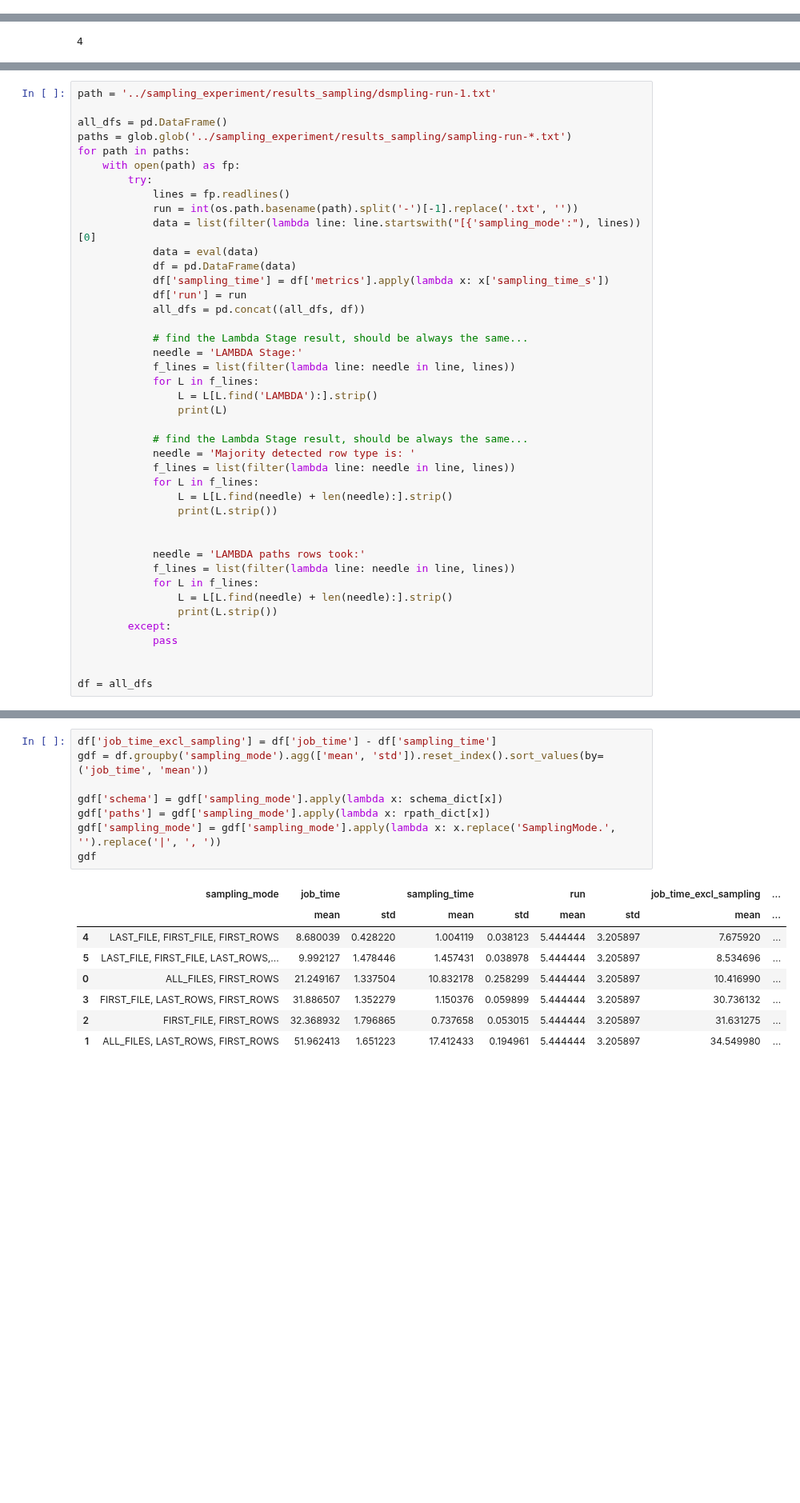
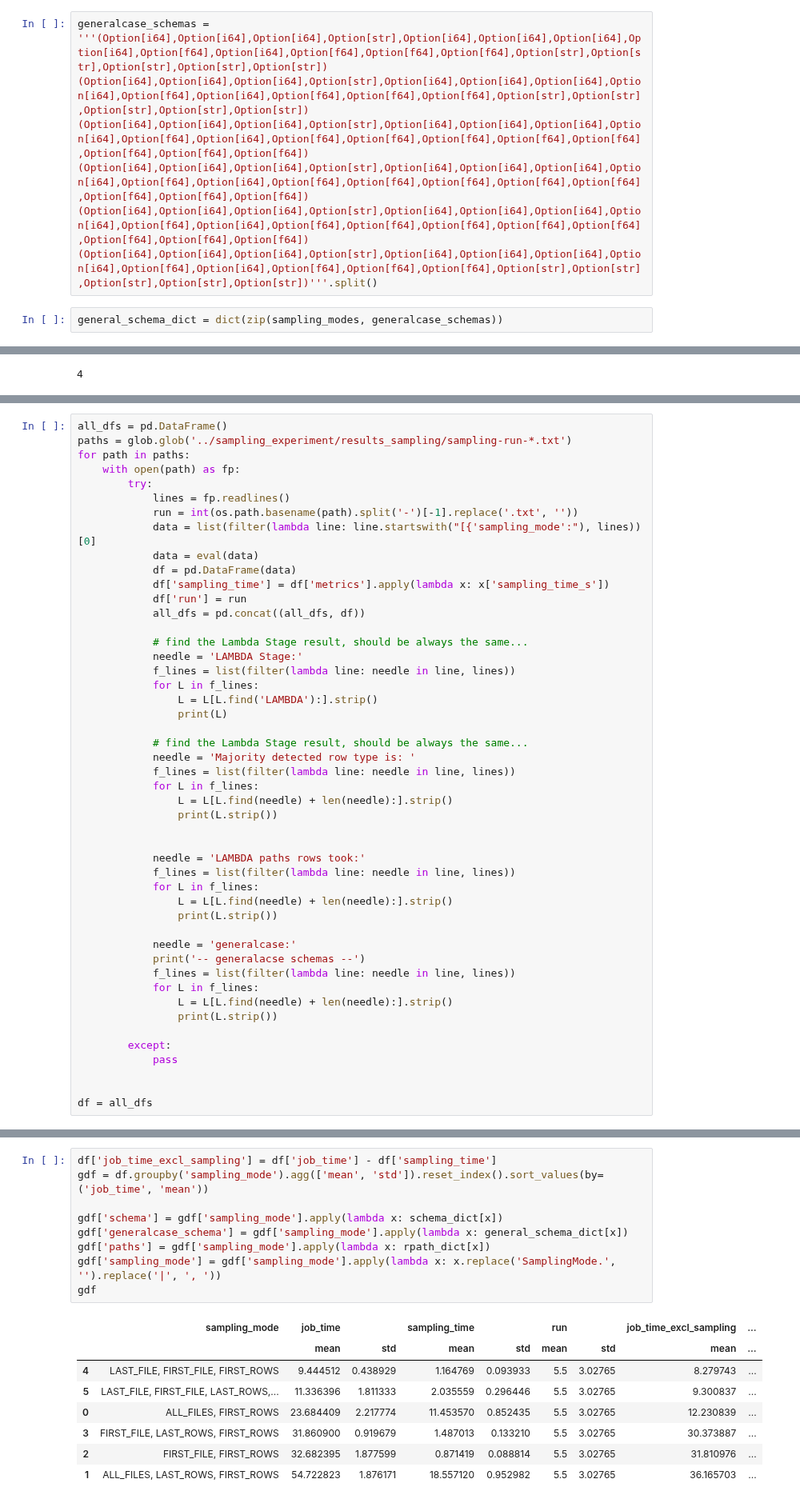
Before and after one commit to tuplex/tuplex, a Jupyter notebook: benchmarks/nextconf/hyperspecialization/flights/notebooks/02_WORKSHOP_Sampling_format.ipynb, the cells around one changed output, grey strips where cells are left out. Shown at 80% size. Saved outputs shown, nothing was run; the diff lists cells and outputs as text; blank space fills up the shorter version.

Commit message:
general case update

```diff
--- a/benchmarks/nextconf/hyperspecialization/flights/notebooks/02_WORKSHOP_Sampling_format.ipynb
+++ b/benchmarks/nextconf/hyperspecialization/flights/notebooks/02_WORKSHOP_Sampling_format.ipynb
@@ -45,3 +45,12 @@ schema_dict
  'SamplingMode.LAST_FILE|FIRST_FILE|LAST_ROWS|FIRST_ROWS': '(Option[i64],Option[i64],i64,str,Option[i64],Option[i64],Option[i64],Option[i64],Option[f64],Option[i64],Option[f64],Option[f64],Option[f64] ...
  'SamplingMode.ALL_FILES|FIRST_ROWS': '(i64,i64,i64,str,i64,i64,i64,i64,Option[f64],i64,Option[f64],f64,f64,null,null,null,null,null)',
  'SamplingMode.ALL_FILES|LAST_ROWS|FIRST_ROWS': '(Option[i64],Option[i64],i64,str,Option[i64],Option[i64],Option[i64],Option[i64],Option[f64],Option[i64],Option[f64],Option[f64],Option[f64],null,null, ...
+# %%
+generalcase_schemas = '''(Option[i64],Option[i64],Option[i64],Option[str],Option[i64],Option[i64],Option[i64],Option[i64],Option[f64],Option[i64],Option[f64],Option[f64],Option[f64],Option[str],Option[str],Option[str],Option[str],Option[str])
+(Option[i64],Option[i64],Option[i64],Option[str],Option[i64],Option[i64],Option[i64],Option[i64],Option[f64],Option[i64],Option[f64],Option[f64],Option[f64],Option[str],Option[str],Option[str],Option[str],Option[str])
+(Option[i64],Option[i64],Option[i64],Option[str],Option[i64],Option[i64],Option[i64],Option[i64],Option[f64],Option[i64],Option[f64],Option[f64],Option[f64],Option[f64],Option[f64],Option[f64],Option[f64],Option[f64])
+(Option[i64],Option[i64],Option[i64],Option[str],Option[i64],Option[i64],Option[i64],Option[i64],Option[f64],Option[i64],Option[f64],Option[f64],Option[f64],Option[f64],Option[f64],Option[f64],Option[f64],Option[f64])
+(Option[i64],Option[i64],Option[i64],Option[str],Option[i64],Option[i64],Option[i64],Option[i64],Option[f64],Option[i64],Option[f64],Option[f64],Option[f64],Option[f64],Option[f64],Option[f64],Option[f64],Option[f64])
+(Option[i64],Option[i64],Option[i64],Option[str],Option[i64],Option[i64],Option[i64],Option[i64],Option[f64],Option[i64],Option[f64],Option[f64],Option[f64],Option[str],Option[str],Option[str],Option[str],Option[str])'''.split()
+# %%
+general_schema_dict = dict(zip(sampling_modes, generalcase_schemas))
@@ -91,6 +111,4 @@ len(set(schema_dict.values()))
 # %%
-path = '../sampling_experiment/results_sampling/dsmpling-run-1.txt'
-
 all_dfs = pd.DataFrame()
 paths = glob.glob('../sampling_experiment/results_sampling/sampling-run-*.txt')
 for path in paths:
@@ -125,6 +143,14 @@ for path in paths:
             for L in f_lines:
                 L = L[L.find(needle) + len(needle):].strip()
                 print(L.strip())
+
+            needle = 'generalcase:'
+            print('-- generalacse schemas --')
+            f_lines = list(filter(lambda line: needle in line, lines))
+            for L in f_lines:
+                L = L[L.find(needle) + len(needle):].strip()
+                print(L.strip())
+
         except:
             pass
 
@@ -171,20 +197,21 @@ df
 # %%
 df['job_time_excl_sampling'] = df['job_time'] - df['sampling_time']
 gdf = df.groupby('sampling_mode').agg(['mean', 'std']).reset_index().sort_values(by=('job_time', 'mean'))
 
 gdf['schema'] = gdf['sampling_mode'].apply(lambda x: schema_dict[x])
+gdf['generalcase_schema'] = gdf['sampling_mode'].apply(lambda x: general_schema_dict[x])
 gdf['paths'] = gdf['sampling_mode'].apply(lambda x: rpath_dict[x])
 gdf['sampling_mode'] = gdf['sampling_mode'].apply(lambda x: x.replace('SamplingMode.', '').replace('|', ', '))
 gdf
 # %% [output]
 |  | sampling_mode | job_time |  | sampling_time |  | run |  | job_time_excl_sampling | ... |
 |  |  | mean | std | mean | std | mean | std | mean | ... |
-| 4 | LAST_FILE, FIRST_FILE, FIRST_ROWS | 8.680039 | 0.428220 | 1.004119 | 0.038123 | 5.444444 | 3.205897 | 7.675920 | ... |
-| 5 | LAST_FILE, FIRST_FILE, LAST_ROWS,... | 9.992127 | 1.478446 | 1.457431 | 0.038978 | 5.444444 | 3.205897 | 8.534696 | ... |
-| 0 | ALL_FILES, FIRST_ROWS | 21.249167 | 1.337504 | 10.832178 | 0.258299 | 5.444444 | 3.205897 | 10.416990 | ... |
-| 3 | FIRST_FILE, LAST_ROWS, FIRST_ROWS | 31.886507 | 1.352279 | 1.150376 | 0.059899 | 5.444444 | 3.205897 | 30.736132 | ... |
-| 2 | FIRST_FILE, FIRST_ROWS | 32.368932 | 1.796865 | 0.737658 | 0.053015 | 5.444444 | 3.205897 | 31.631275 | ... |
-| 1 | ALL_FILES, LAST_ROWS, FIRST_ROWS | 51.962413 | 1.651223 | 17.412433 | 0.194961 | 5.444444 | 3.205897 | 34.549980 | ... |
+| 4 | LAST_FILE, FIRST_FILE, FIRST_ROWS | 9.444512 | 0.438929 | 1.164769 | 0.093933 | 5.5 | 3.02765 | 8.279743 | ... |
+| 5 | LAST_FILE, FIRST_FILE, LAST_ROWS,... | 11.336396 | 1.811333 | 2.035559 | 0.296446 | 5.5 | 3.02765 | 9.300837 | ... |
+| 0 | ALL_FILES, FIRST_ROWS | 23.684409 | 2.217774 | 11.453570 | 0.852435 | 5.5 | 3.02765 | 12.230839 | ... |
+| 3 | FIRST_FILE, LAST_ROWS, FIRST_ROWS | 31.860900 | 0.919679 | 1.487013 | 0.133210 | 5.5 | 3.02765 | 30.373887 | ... |
+| 2 | FIRST_FILE, FIRST_ROWS | 32.682395 | 1.877599 | 0.871419 | 0.088814 | 5.5 | 3.02765 | 31.810976 | ... |
+| 1 | ALL_FILES, LAST_ROWS, FIRST_ROWS | 54.722823 | 1.876171 | 18.557120 | 0.952982 | 5.5 | 3.02765 | 36.165703 | ... |
 # %%
 print(gdf[['sampling_mode', 'job_time', 'sampling_time']].to_latex(index=None, float_format="%.2f"))
 # %% [output]
```
Also changed, not shown: parts of 10 cells of this notebook.
